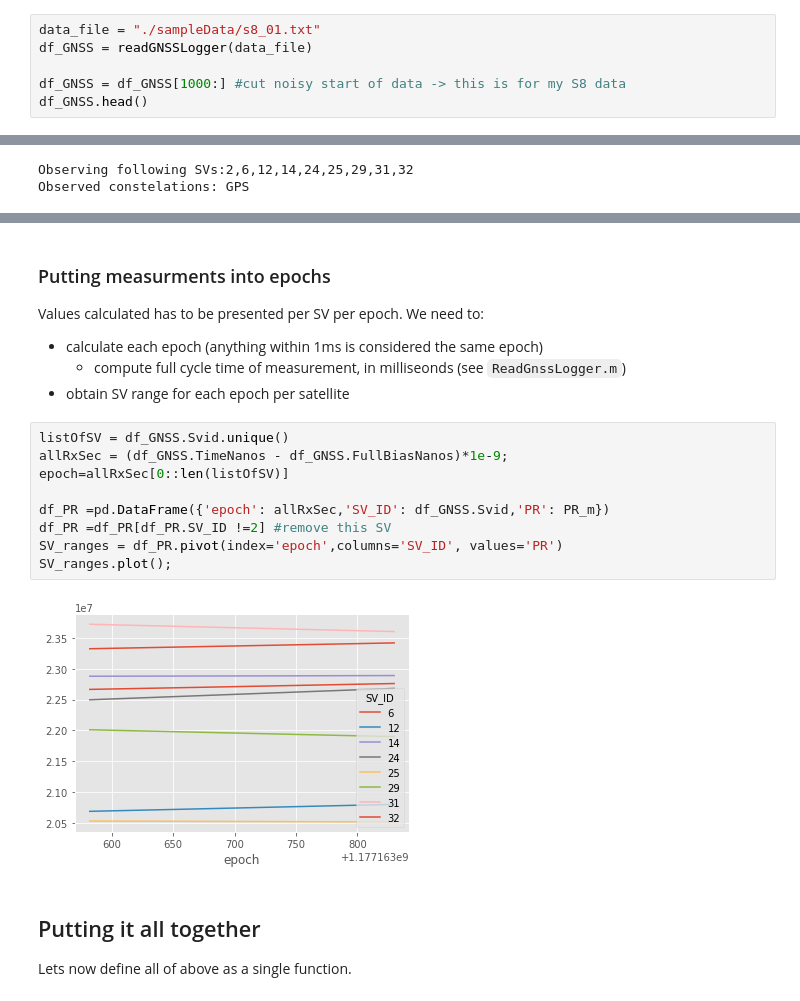
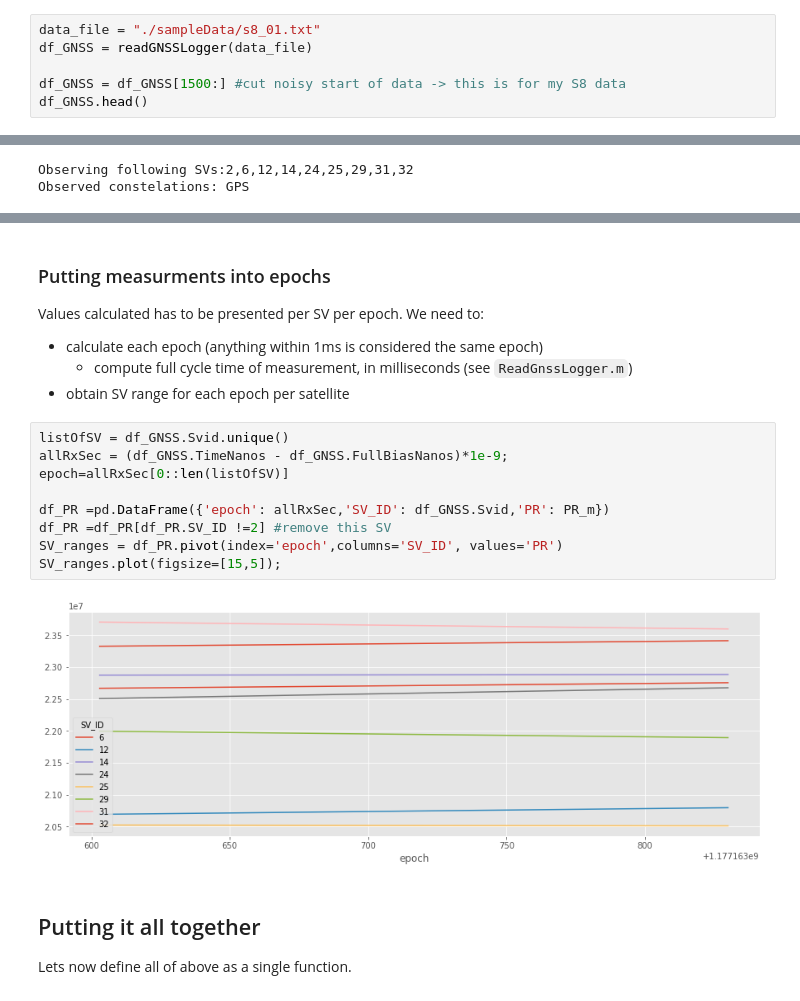
Before and after one commit to DfAC/AndroidGNSS, a Jupyter notebook: ProcessRanges.ipynb, the cells around one changed output, grey strips where cells are left out. Saved outputs shown, nothing was run; the diff lists cells and outputs as text.

```diff
--- a/ProcessRanges.ipynb
+++ b/ProcessRanges.ipynb
@@ -101,7 +96,7 @@ def readGNSSLogger (data_file):
 data_file = "./sampleData/s8_01.txt"
 df_GNSS = readGNSSLogger(data_file)
 
-df_GNSS = df_GNSS[1000:] #cut noisy start of data -> this is for my S8 data
+df_GNSS = df_GNSS[1500:] #cut noisy start of data -> this is for my S8 data
 df_GNSS.head()
 # %% [output]
 filtering PR from ./sampleData/s8_01.txt
@@ -214,19 +202,19 @@ plt.boxplot(tRx_ns);
 Values calculated has to be presented per SV per epoch. We need to:
 
 * calculate each epoch (anything within 1ms is considered the same epoch)
-	* compute full cycle time of measurement, in milliseonds (see `ReadGnssLogger.m`)
+	* compute full cycle time of measurement, in milliseconds (see `ReadGnssLogger.m`)
 * obtain SV range for each epoch per satellite
 # %%
 listOfSV = df_GNSS.Svid.unique()
 allRxSec = (df_GNSS.TimeNanos - df_GNSS.FullBiasNanos)*1e-9;
 epoch=allRxSec[0::len(listOfSV)]
 
 df_PR =pd.DataFrame({'epoch': allRxSec,'SV_ID': df_GNSS.Svid,'PR': PR_m})
 df_PR =df_PR[df_PR.SV_ID !=2] #remove this SV
 SV_ranges = df_PR.pivot(index='epoch',columns='SV_ID', values='PR')
-SV_ranges.plot();
+SV_ranges.plot(figsize=[15,5]);
 # %% [output]
-[figure, old version]
+[figure, new version]
 # %% [markdown]
 ## Putting it all together
 
```
Also changed, not shown: parts of 12 cells of this notebook.
